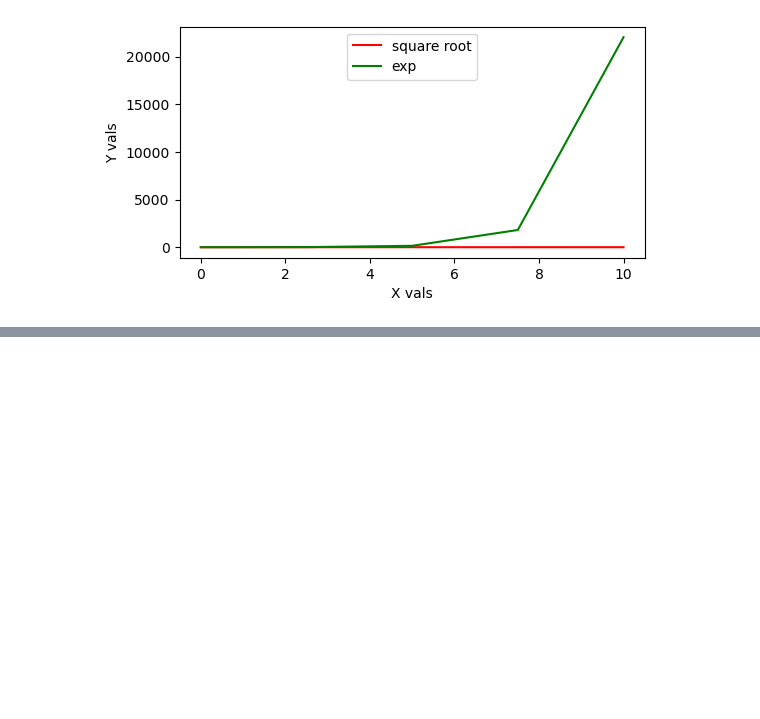
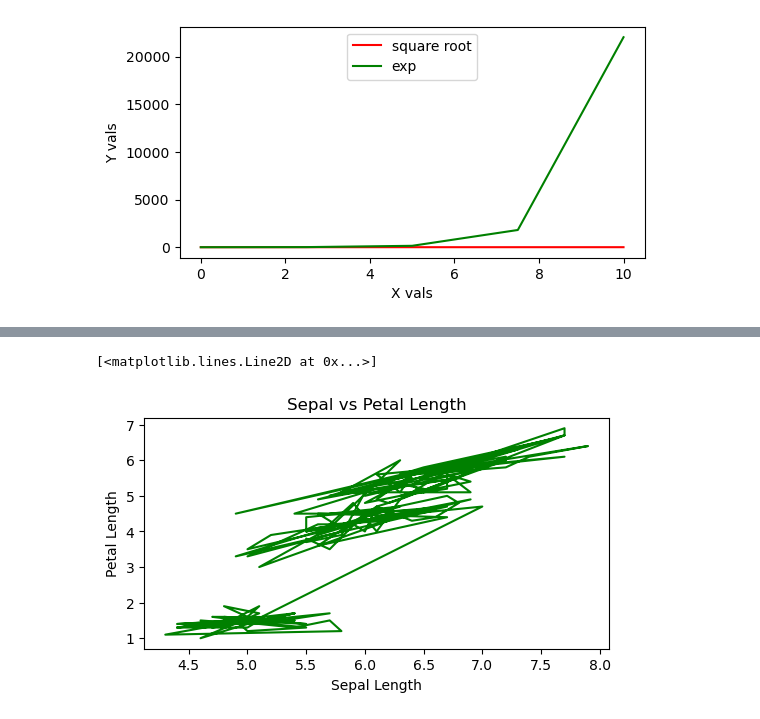
Before and after one commit to Endy3032/CTin, a Jupyter notebook: TDN/Y3/Machine Learning/Data Analysis/data analysis.ipynb, the cells around one changed output, grey strips where cells are left out. Cells and saved outputs as stored; diff of their text form; code cells hidden in the pictures; blank space fills up the shorter version.

```diff
--- a/TDN/Y3/Machine Learning/Data Analysis/data analysis.ipynb
+++ b/TDN/Y3/Machine Learning/Data Analysis/data analysis.ipynb
@@ -479,3 +482,6 @@ plt.legend(loc='upper center')
 # %% [output]
 <matplotlib.legend.Legend at 0x...>
 [figure]
+# %%
+iris = pd.read_csv("iris_data.csv")
+iris.head()
@@ -481,0 +495,8 @@ plt.legend(loc='upper center')
+# %%
+plt.xlabel("Sepal Length")
+plt.ylabel("Petal Length")
+plt.title("Sepal vs Petal Length")
+plt.plot(iris["sepal_length"], iris["petal_length"], "g")
+# %% [output]
+[<matplotlib.lines.Line2D at 0x...>]
+[figure, added]
```
Also changed, not shown: parts of 49 cells of this notebook, 2 other files.
